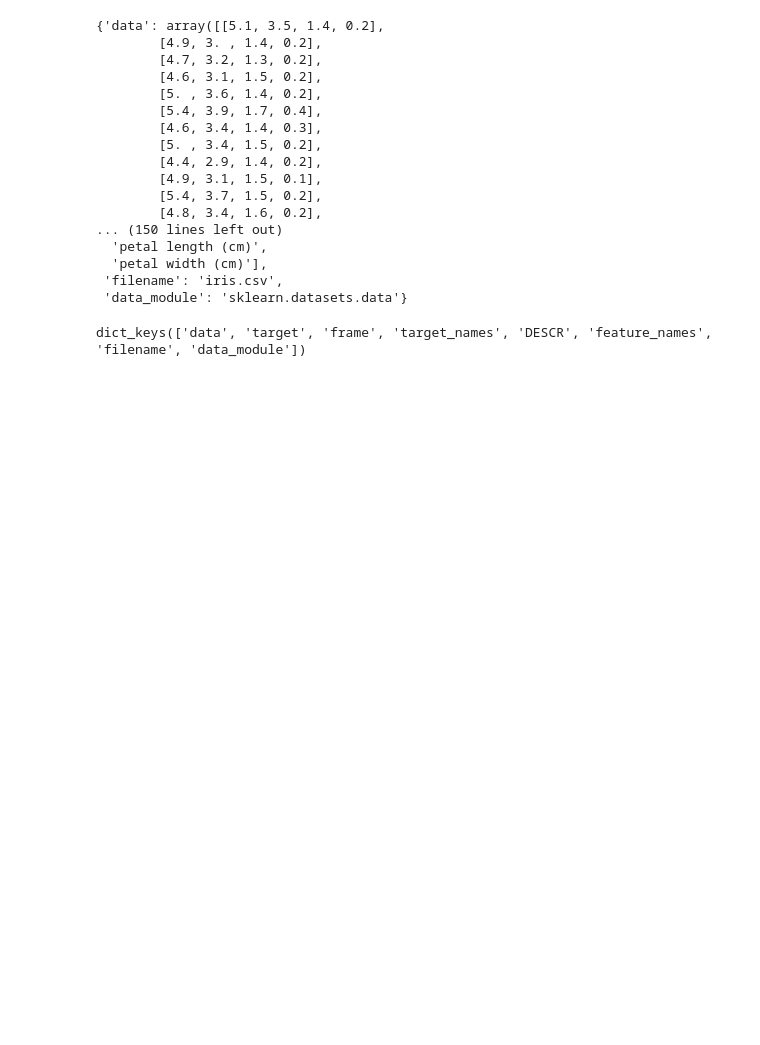
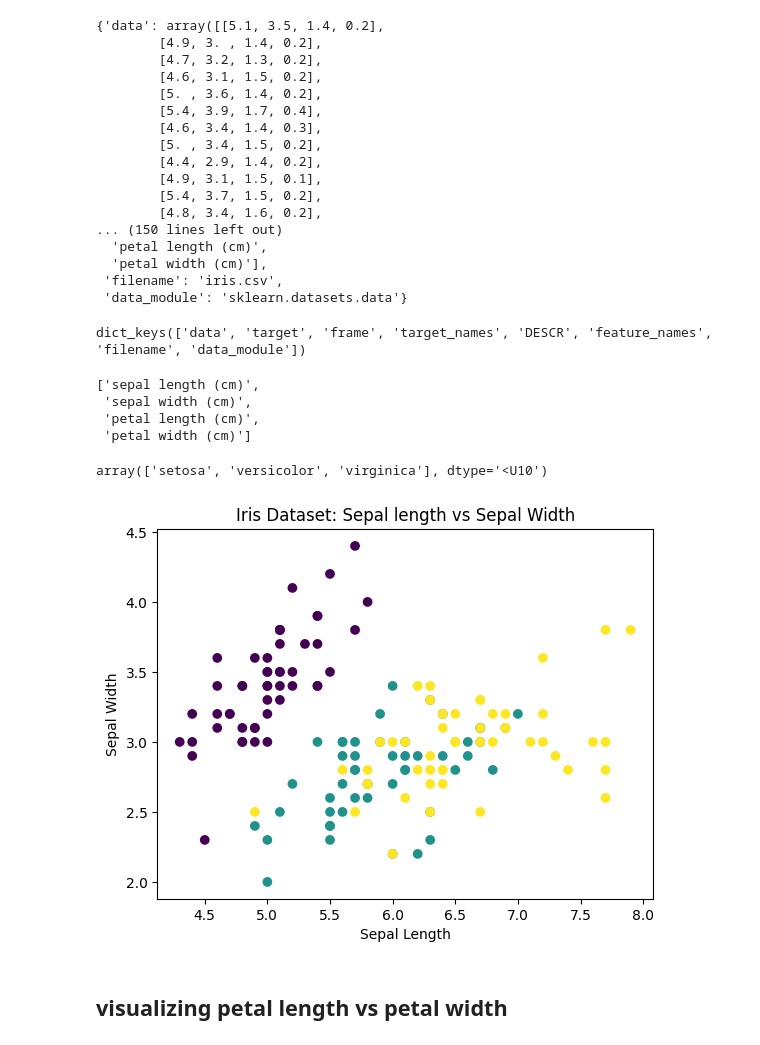
Before and after one commit to S827/ML_training, a Jupyter notebook: scikit-learn_train/Project_1_Simple_Classification_Using_the_Iris_Dataset/Project1_SimpleClassification(IrisDataset).ipynb, the cells around one changed output. Saved outputs shown, nothing was run; the diff lists cells and outputs as text; code cells hidden in the pictures; blank space fills up the shorter version.

```diff
--- a/scikit-learn_train/Project_1_Simple_Classification_Using_the_Iris_Dataset/Project1_SimpleClassification(IrisDataset).ipynb
+++ b/scikit-learn_train/Project_1_Simple_Classification_Using_the_Iris_Dataset/Project1_SimpleClassification(IrisDataset).ipynb
@@ -60,3 +60,14 @@ iris
 iris.keys()
 # %% [output]
 dict_keys(['data', 'target', 'frame', 'target_names', 'DESCR', 'feature_names', 'filename', 'data_module'])
+# %%
+iris['feature_names']
+# %% [output]
+['sepal length (cm)',
+ 'sepal width (cm)',
+ 'petal length (cm)',
+ 'petal width (cm)']
+# %%
+iris['target_names']
+# %% [output]
+array(['setosa', 'versicolor', 'virginica'], dtype='<U10')
@@ -62,0 +77,13 @@ dict_keys(['data', 'target', 'frame', 'target_names', 'DESCR', 'feature_names',
+# %%
+x = iris['data'] #features
+y = iris['target'] #labels
+
+plt.scatter(x[:, 0], x[:, 1], c=y)
+plt.xlabel("Sepal Length")
+plt.ylabel("Sepal Width")
+plt.title("Iris Dataset: Sepal length vs Sepal Width")
+plt.show()
+# %% [output]
+[figure, added]
+# %% [markdown]
+## visualizing petal length vs petal width
```
Also changed, not shown: parts of 4 cells of this notebook.
